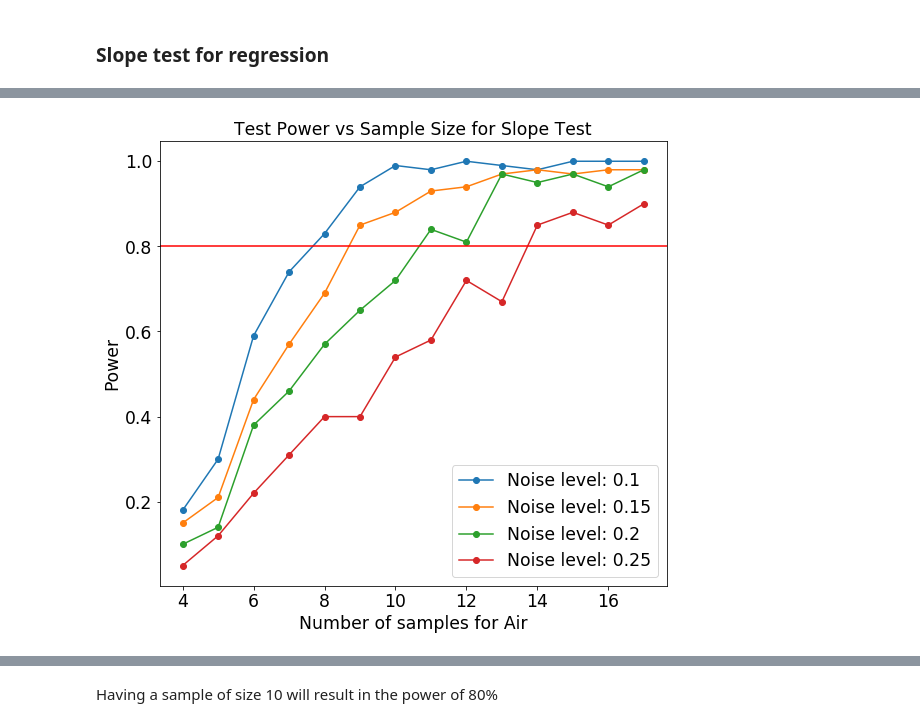
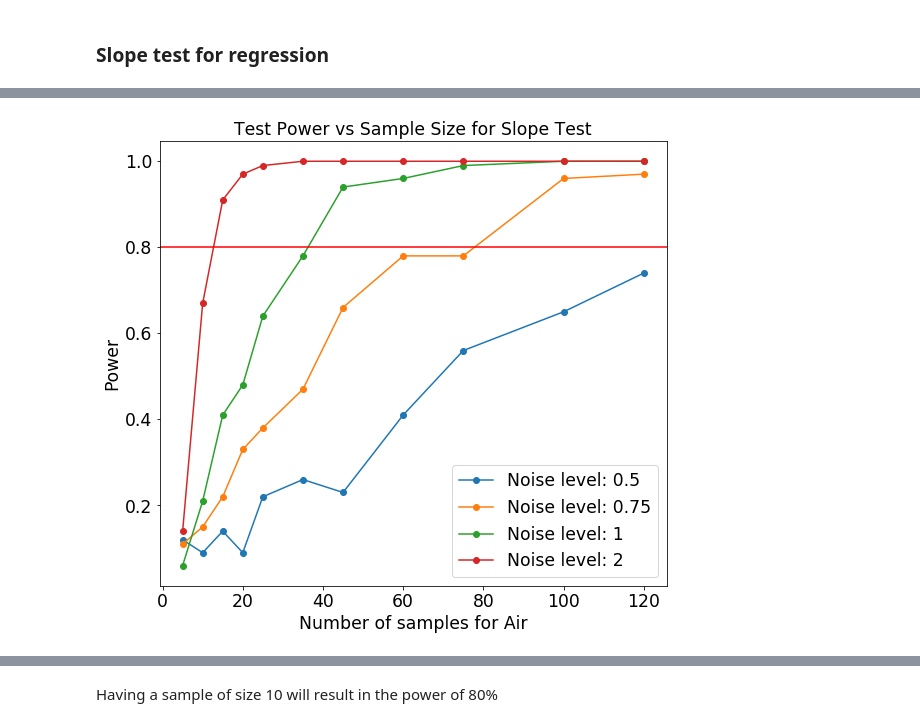
Before and after one commit to mmikos/SmartBuldings, a Jupyter notebook: Power Analysis.ipynb, the cells around one changed output, grey strips where cells are left out. Cells and saved outputs as stored; diff of their text form; code cells hidden in the pictures.

Commit message:
signal to noise

```diff
--- a/Power Analysis.ipynb
+++ b/Power Analysis.ipynb
@@ -55,9 +56,9 @@ def effect_size(score_values, score_values_null):
     return cohen_d
 # %%
 sample_size = 10
-noise_standard_deviation = 0.2
+signal_to_noise_ratio = 5
 
-satisfaction_vs_sensors, satisfaction_vs_sensors_null = generate_dataset_with_sensor_readings_and_satisfaction_scores(sample_size, noise_standard_deviation, 'db8')
+satisfaction_vs_sensors, satisfaction_vs_sensors_null = generate_dataset_with_sensor_readings_and_satisfaction_scores(sample_size, signal_to_noise_ratio, 'db8')
 
 measurement_name = 'air'
 score_name = f'comfort_score_{measurement_name}'
@@ -287,15 +361,18 @@ for plot in scores:
 # %% [markdown]
 ### Slope test for regression
 # %%
-def test_hypothesis_regression(sample_size, confidence_level, noise_standard_deviation, measurement_name):
+def test_hypothesis_regression(sample_size, confidence_level, signal_to_noise_ratio, measurement_name):
 
-    satisfaction_vs_sensors, satisfaction_vs_sensors_null = generate_dataset_with_sensor_readings_and_satisfaction_scores(sample_size, noise_standard_deviation, 'db8')
+    satisfaction_vs_sensors, satisfaction_vs_sensors_null = generate_dataset_with_sensor_readings_and_satisfaction_scores(sample_size, signal_to_noise_ratio, 'db8')
 
     score_name = f'comfort_score_{measurement_name}'
     sensor_name = f'sensor_{measurement_name}'
 
     sensor_values = satisfaction_vs_sensors[[sensor_name]]
     score_values = satisfaction_vs_sensors[[score_name]]
+
+    sensor_values = sensor_values - np.mean(sensor_values)
+    sensor_values = MinMaxScaler().fit_transform(sensor_values)
 
     degree = 1
 
@@ -307,16 +384,16 @@ def test_hypothesis_regression(sample_size, confidence_level, noise_standard_dev
     model = sm.OLS(score_values, sensor_values_polynomial).fit()
     score_values_predicted = model.predict(sensor_values_polynomial)
 
-    result = model.pvalues[1] < 0.01
+    result = model.pvalues[1] < 0.05
 
     return result
 # %%
-def power_simulation_testing_regression(number_of_experiments, sample_size, alpha_levels, noise_standard_deviation, measurement_name):
+def power_simulation_testing_regression(number_of_experiments, sample_size, alpha_levels, signal_to_noise_ratio_table, measurement_name):
     rejections = np.zeros(number_of_experiments, dtype=bool)
     test_power = []
-    for size in (sample_size):
-        for noise in (noise_standard_deviation_table):
-            for experiment in range(number_of_experiments):
+    for size in tqdm_notebook(sample_size):
+        for noise in tqdm_notebook(signal_to_noise_ratio_table):
+            for experiment in tnrange(number_of_experiments):
 
                 rejections[experiment] = test_hypothesis_regression(size, alpha_levels, noise, measurement_name)
 
@@ -324,12 +401,12 @@ def power_simulation_testing_regression(number_of_experiments, sample_size, alph
 
     return test_power
 # %%
-sample_size = [4, 5, 6, 7, 8, 9, 10, 11, 12, 13, 14, 15, 16, 17]
+sample_size = [5, 10, 15, 20, 25, 35, 45, 60, 75, 100, 120]
 # sample_size = [200, 500, 1000]
 
 alpha_levels = [0.01]
 number_of_experiments = 100
 
-noise_standard_deviation_table = [0.1, 0.15, 0.2, 0.25]
+signal_to_noise_ratio_table = [0.5, 0.75, 1, 2]
 
-test_power_air = power_simulation_testing_regression(number_of_experiments, sample_size, alpha_levels, noise_standard_deviation_table, 'air')
+test_power_air = power_simulation_testing_regression(number_of_experiments, sample_size, alpha_levels, signal_to_noise_ratio_table, 'air')
@@ -336,31 +427,31 @@ test_power_air = power_simulation_testing_regression(number_of_experiments, samp
 # %%
 test_power_table_air = pd.DataFrame(test_power_air, columns=['Sample Size', 'Power', 'Noise'])
 
 scores = [test_power_table_air]
 names = ['Air']
 
 i = 1
 
 # Plot test power
 plt.figure(figsize=(20, 18))
 for plot in scores:
 
     plt.subplot(2, 2, i)
 
-    for noise in noise_standard_deviation_table:
+    for noise in signal_to_noise_ratio_table:
         plt.plot(plot.loc[plot['Noise'] == noise, 'Sample Size'],
                  plot.loc[plot['Noise'] == noise, 'Power'], 'o-',
                  label = f"Noise level: {noise}")
 
     plt.xlabel(f'Number of samples for {names[i - 1]}')
     plt.ylabel('Power')
     plt.axhline(y = 0.8, color='r')
     plt.title('Test Power vs Sample Size for Slope Test')
     plt.legend()
 
     i = i + 1
 # %% [output]
-[figure, old version]
+[figure, new version]
 # %%
 test_power_table_air[test_power_table_air['Power'] > 0.8]
 # %% [output]
```
Also changed, not shown: parts of 17 cells of this notebook, 3 other files.
